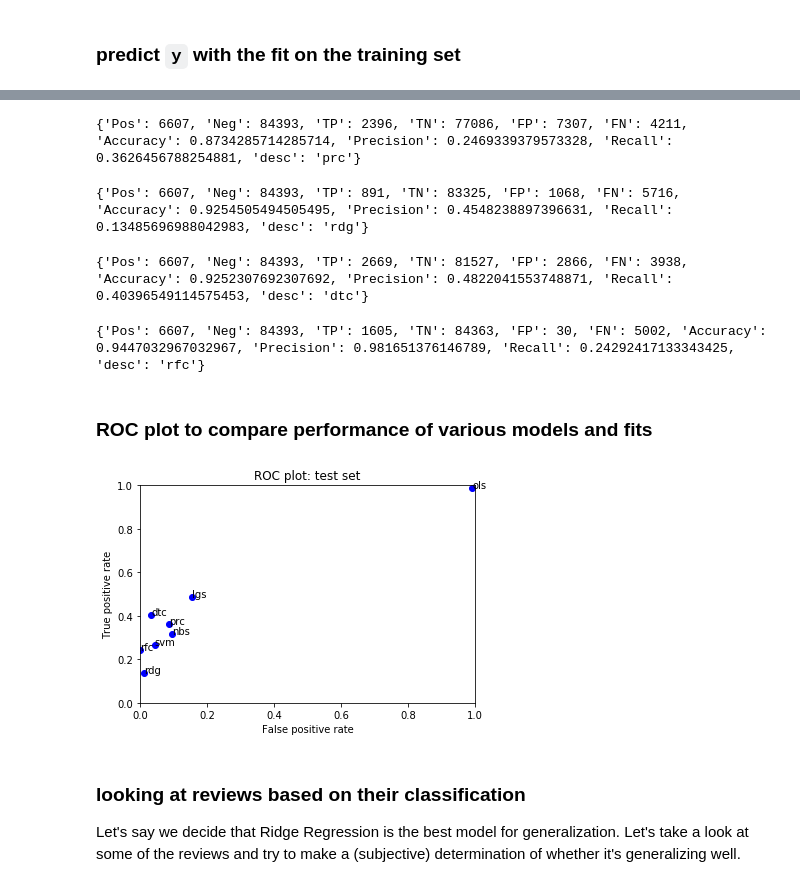
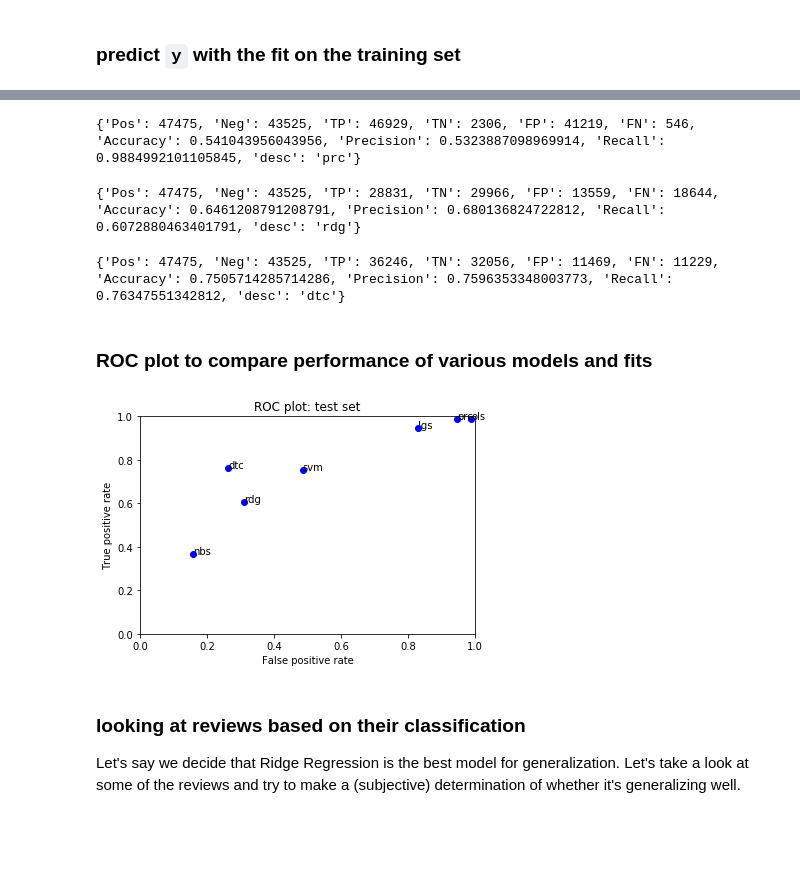
Before and after one commit to shuvitRan/Machine-Learning-MSDV, a Jupyter notebook: AmazoneProjectIteration/_02_test.ipynb, the cells around one changed output, grey strips where cells are left out. Drawn from its saved outputs; the diff is of its cells as text; code cells hidden in the pictures; blank space fills up the shorter version.

```diff
--- a/AmazoneProjectIteration/_02_test.ipynb
+++ b/AmazoneProjectIteration/_02_test.ipynb
@@ -242,8 +243,13 @@ print(X_matrix.shape)
 (91000, 76370)
 # %% [markdown]
 ### create `y`, vector of Labels
+# %%
+# amazon['myhelpful']=np.where((amazon['HelpfulnessDenominator'] > 2) & (amazon['helpScore'] >= 0.4),True, False)
+# amazon['myhelpful']=np.where((amazon['HelpfulnessDenominator'] >= 1) & (amazon['helpScore'] >= 0.4),True, False)
+amazon['myhelpful']=np.where((amazon['HelpfulnessDenominator'] >=1),True, False)
 # %%
-y = amazon['helpful'].values
+# y = amazon['helpful'].values
+y = amazon['myhelpful'].values
 print(type(y))
 # %% [output]
 <class 'numpy.ndarray'>
@@ -313,7 +319,7 @@ prc_performance = BinaryClassificationPerformance(prc.predict(X), y, 'prc')
 prc_performance.compute_measures()
 print(prc_performance.performance_measures)
 # %% [output]
-{'Pos': 6607, 'Neg': 84393, 'TP': 2396, 'TN': 77086, 'FP': 7307, 'FN': 4211, 'Accuracy': 0.8734285714285714, 'Precision': 0.2469339379573328, 'Recall': 0.3626456788254881, 'desc': 'prc'}
+{'Pos': 47475, 'Neg': 43525, 'TP': 46929, 'TN': 2306, 'FP': 41219, 'FN': 546, 'Accuracy': 0.541043956043956, 'Precision': 0.5323887098969914, 'Recall': 0.9884992101105845, 'desc': 'prc'}
 # %%
 # MODEL: Ridge Regression Classifier
 # from sklearn import linear_model
@@ -326,7 +332,7 @@ rdg_performance = BinaryClassificationPerformance(rdg.predict(X), y, 'rdg')
 rdg_performance.compute_measures()
 print(rdg_performance.performance_measures)
 # %% [output]
-{'Pos': 6607, 'Neg': 84393, 'TP': 891, 'TN': 83325, 'FP': 1068, 'FN': 5716, 'Accuracy': 0.9254505494505495, 'Precision': 0.4548238897396631, 'Recall': 0.13485696988042983, 'desc': 'rdg'}
+{'Pos': 47475, 'Neg': 43525, 'TP': 28831, 'TN': 29966, 'FP': 13559, 'FN': 18644, 'Accuracy': 0.6461208791208791, 'Precision': 0.680136824722812, 'Recall': 0.6072880463401791, 'desc': 'rdg'}
 # %%
 # MODEL: Decision Tree Classifier
 # from sklearn import tree
@@ -339,33 +345,31 @@ dtc_performance = BinaryClassificationPerformance(dtc.predict(X_matrix), y, 'dtc
 dtc_performance.compute_measures()
 print(dtc_performance.performance_measures)
 # %% [output]
-{'Pos': 6607, 'Neg': 84393, 'TP': 2669, 'TN': 81527, 'FP': 2866, 'FN': 3938, 'Accuracy': 0.9252307692307692, 'Precision': 0.4822041553748871, 'Recall': 0.40396549114575453, 'desc': 'dtc'}
+{'Pos': 47475, 'Neg': 43525, 'TP': 36246, 'TN': 32056, 'FP': 11469, 'FN': 11229, 'Accuracy': 0.7505714285714286, 'Precision': 0.7596353348003773, 'Recall': 0.76347551342812, 'desc': 'dtc'}
 # %%
 # MODEL: Randomforest
 
-rfc = joblib.load('/Users/working/Documents/ParsonsSchool/Sp19/MachineLearning/DATASET/rfc.pkl')
-rfc_performance = BinaryClassificationPerformance(rfc.predict(X_matrix), y, 'rfc')
-rfc_performance.compute_measures()
-print(rfc_performance.performance_measures)
+# rfc = joblib.load('/Users/working/Documents/ParsonsSchool/Sp19/MachineLearning/DATASET/rfc.pkl')
+# rfc_performance = BinaryClassificationPerformance(rfc.predict(X_matrix), y, 'rfc')
+# rfc_performance.compute_measures()
+# print(rfc_performance.performance_measures)
-# %% [output]
-{'Pos': 6607, 'Neg': 84393, 'TP': 1605, 'TN': 84363, 'FP': 30, 'FN': 5002, 'Accuracy': 0.9447032967032967, 'Precision': 0.981651376146789, 'Recall': 0.24292417133343425, 'desc': 'rfc'}
 # %% [markdown]
 ### ROC plot to compare performance of various models and fits
 # %%
-fits = [svm_performance, lgs_performance, nbs_performance, rdg_performance, prc_performance, ols_performance, dtc_performance,rfc_performance]
+fits = [svm_performance, lgs_performance, nbs_performance, rdg_performance, prc_performance, ols_performance, dtc_performance]#rfc_performance
 
 for fit in fits:
     plt.plot(fit.performance_measures['FP'] / fit.performance_measures['Neg'],
              fit.performance_measures['TP'] / fit.performance_measures['Pos'], 'bo')
     plt.text(fit.performance_measures['FP'] / fit.performance_measures['Neg'],
              fit.performance_measures['TP'] / fit.performance_measures['Pos'], fit.desc)
 plt.axis([0, 1, 0, 1])
 plt.title('ROC plot: test set')
 plt.xlabel('False positive rate')
 plt.ylabel('True positive rate')
 plt.show()
 # %% [output]
-[figure, old version]
+[figure, new version]
 # %% [markdown]
 ### looking at reviews based on their classification
 
```
Also changed, not shown: parts of 7 cells of this notebook, 28 other files.
